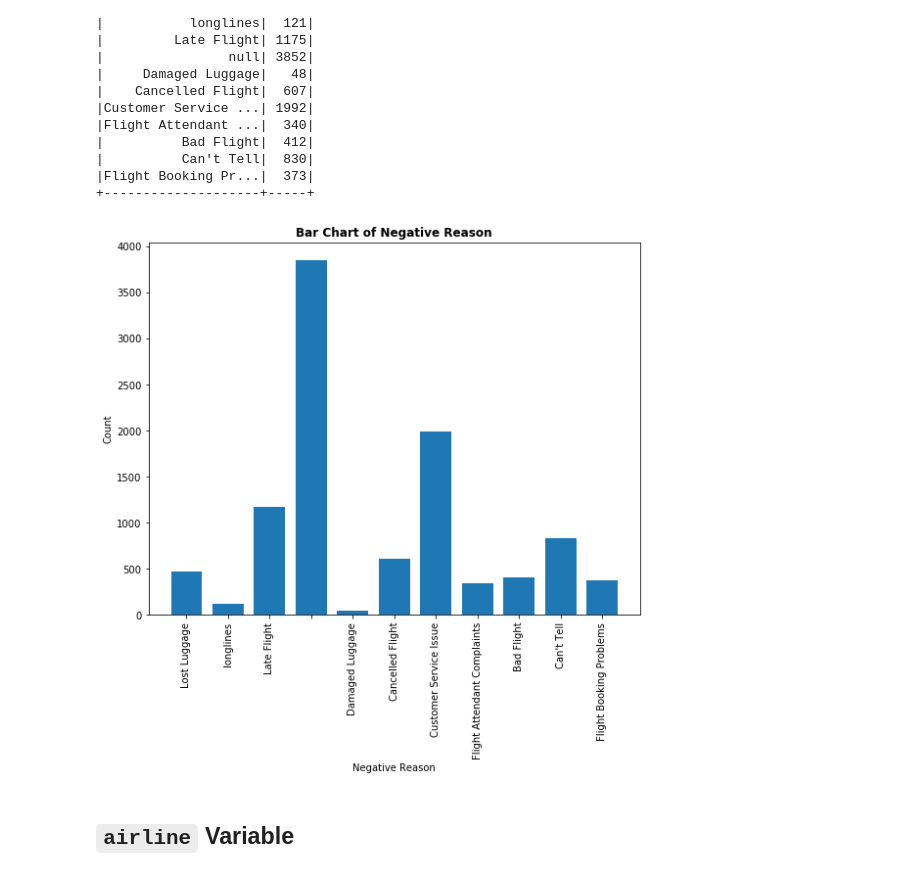
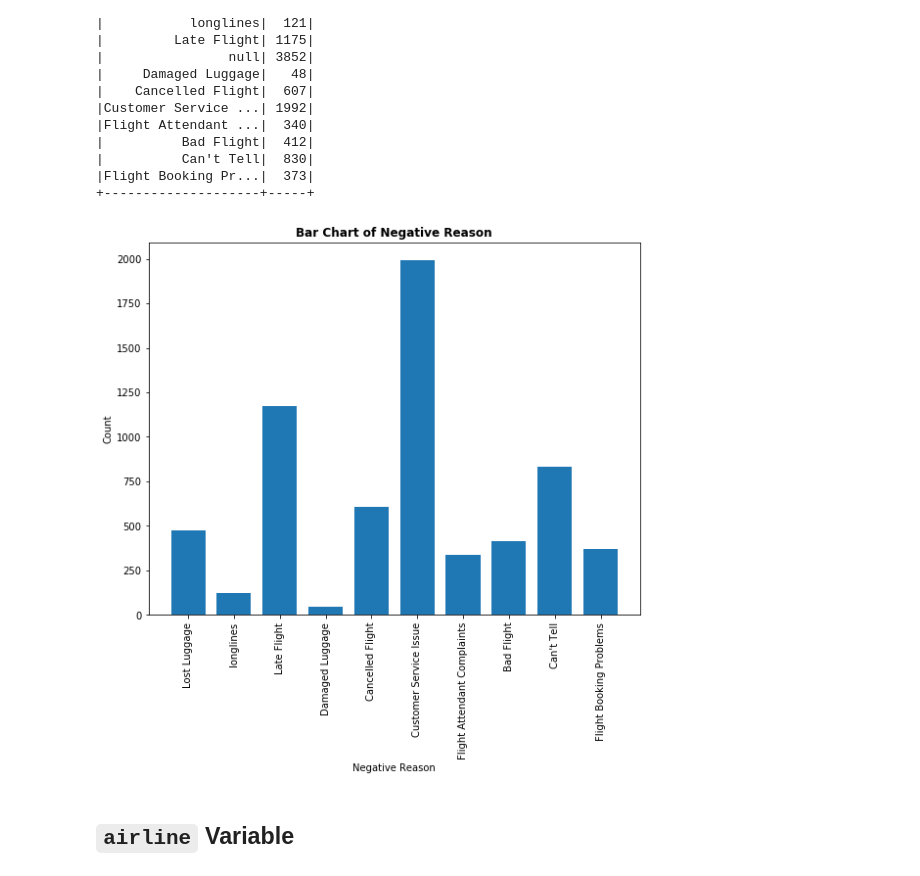
Before and after one commit to mingzhouzhu22/PSTAT135_FinalProject, a Jupyter notebook: DataExploration.ipynb, the cells around one changed output. Cells and saved outputs as stored; diff of their text form; code cells hidden in the pictures.

Commit message:
correct graphs

```diff
--- a/DataExploration.ipynb
+++ b/DataExploration.ipynb
@@ -194,20 +194,20 @@ negreason_count.show()
 +--------------------+-----+
 # %%
 # create bar chart for counts of negativereason
-labels = negreason_count.select('negativereason').rdd.map(lambda row:row[0]).collect()
+labels = negreason_count.select('negativereason').where(W.col('negativereason')!='null').rdd.map(lambda row:row[0]).collect()
 x = np.arange(len(labels))
 # create bar chart
 plt.figure(figsize=(9,7))
-plt.bar(x,negreason_count.select('count').rdd.map(lambda row:row[0]).collect(),width=0.75)
+plt.bar(x,negreason_count.select('count').where(W.col('negativereason')!='null').rdd.map(lambda row:row[0]).collect(),width=0.75)
 # set tick marks
 plt.xticks(x,labels, rotation='90')
 # create labels
 plt.xlabel('Negative Reason')
 plt.ylabel('Count')
 plt.title('Bar Chart of Negative Reason',weight='bold')
 plt.show()
 # %% [output]
-[figure, old version]
+[figure, new version]
 # %% [markdown]
 ## `airline` Variable
 # %%
```
Also changed, not shown: parts of 9 cells of this notebook, 1 other file.
